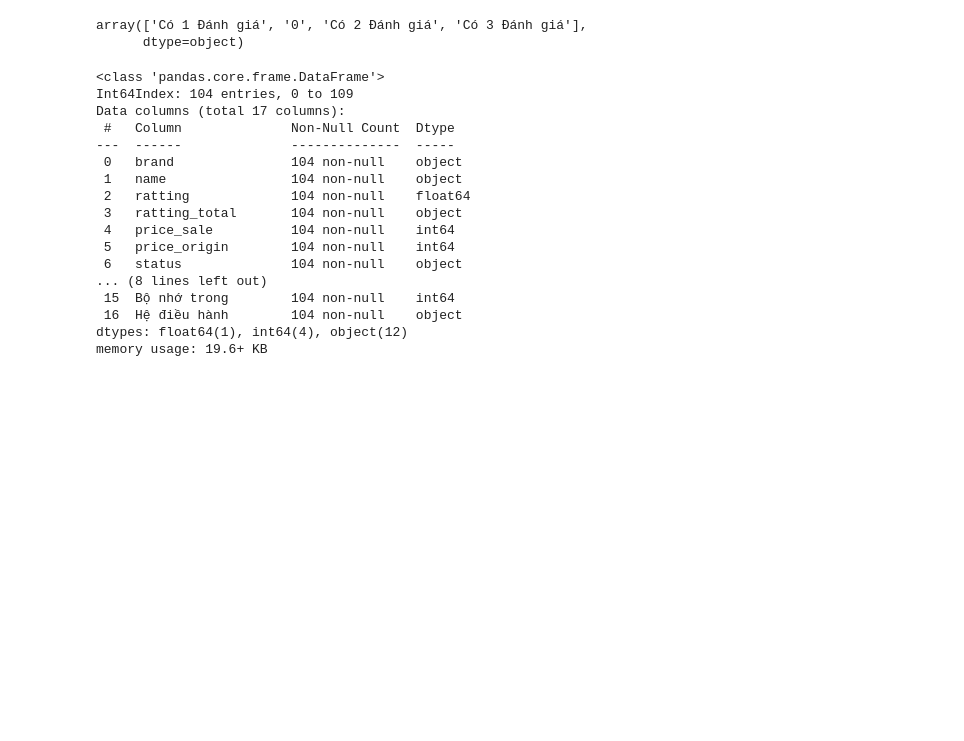
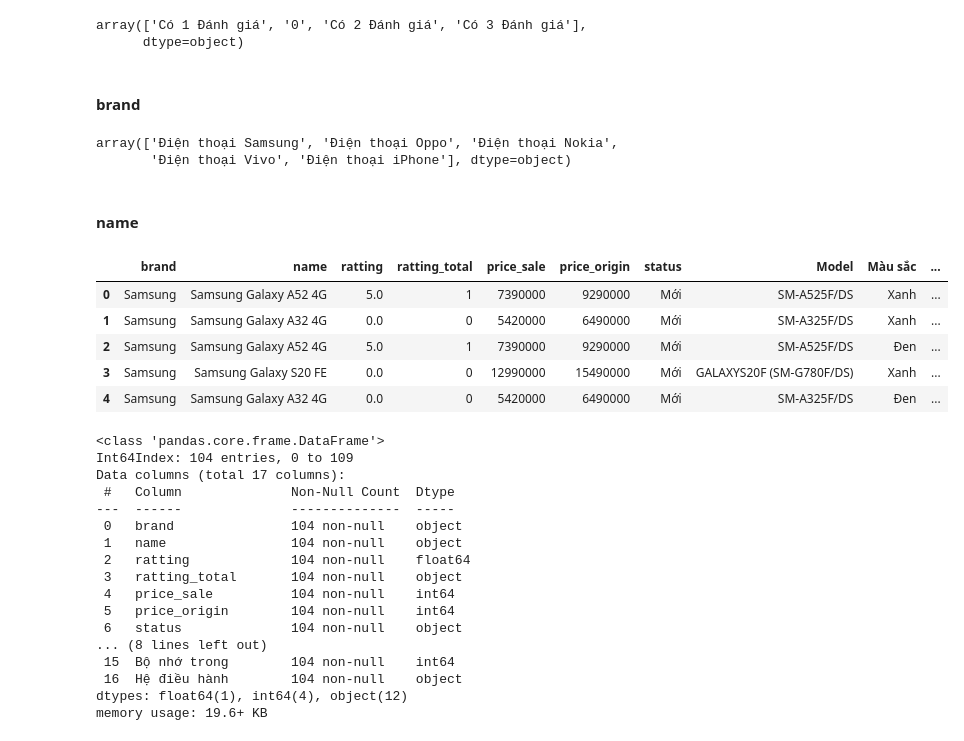
Before and after one commit to anhocva214/crawler-and-analytics-smart-phone, a Jupyter notebook: pre-processing.ipynb, the cells around one changed output. Cells and saved outputs as stored; diff of their text form; code cells hidden in the pictures; blank space fills up the shorter version.

```diff
--- a/EDA.ipynb
+++ b/pre-processing.ipynb
@@ -402,6 +402,39 @@ for index, value in enumerate(ratting_values):
             ratting_values[index] = int(text)
 
 df['ratting_total'] = ratting_values
+# %% [markdown]
+#### brand
+# %%
+df['brand'].unique()
+# %% [output]
+array(['Điện thoại Samsung', 'Điện thoại Oppo', 'Điện thoại Nokia',
+       'Điện thoại Vivo', 'Điện thoại iPhone'], dtype=object)
+# %%
+df['brand'] = df['brand'].apply(lambda x: x.replace('Điện thoại', '').strip())
+# %% [markdown]
+#### name
+# %%
+name_values = df['name'].values
+for index, value in enumerate(name_values):
+    name = value.replace("Điện thoại", "")
+    # brand = df.iloc[index]['brand'].lower()
+    color = df.iloc[index]['Màu sắc']
+    ram = str(df.iloc[index]['RAM'])+"GB"
+    storage = str(df.iloc[index]['Bộ nhớ trong'])+"GB"
+    name = name.replace(color, "").replace(storage, "").replace(ram, "").replace("/", "")
+    name_values[index] = name
+    # print(name)
+
+df['name'] = name_values
+# %%
+df.head()
+# %% [output]
+|  | brand | name | ratting | ratting_total | price_sale | price_origin | status | Model | Màu sắc | ... |
+| 0 | Samsung | Samsung Galaxy A52 4G | 5.0 | 1 | 7390000 | 9290000 | Mới | SM-A525F/DS | Xanh | ... |
+| 1 | Samsung | Samsung Galaxy A32 4G | 0.0 | 0 | 5420000 | 6490000 | Mới | SM-A325F/DS | Xanh | ... |
+| 2 | Samsung | Samsung Galaxy A52 4G | 5.0 | 1 | 7390000 | 9290000 | Mới | SM-A525F/DS | Đen | ... |
+| 3 | Samsung | Samsung Galaxy S20 FE | 0.0 | 0 | 12990000 | 15490000 | Mới | GALAXYS20F (SM-G780F/DS) | Xanh | ... |
+| 4 | Samsung | Samsung Galaxy A32 4G | 0.0 | 0 | 5420000 | 6490000 | Mới | SM-A325F/DS | Đen | ... |
 # %%
 df.info()
 # %% [output]
```
Also changed, not shown: 1 other file.
